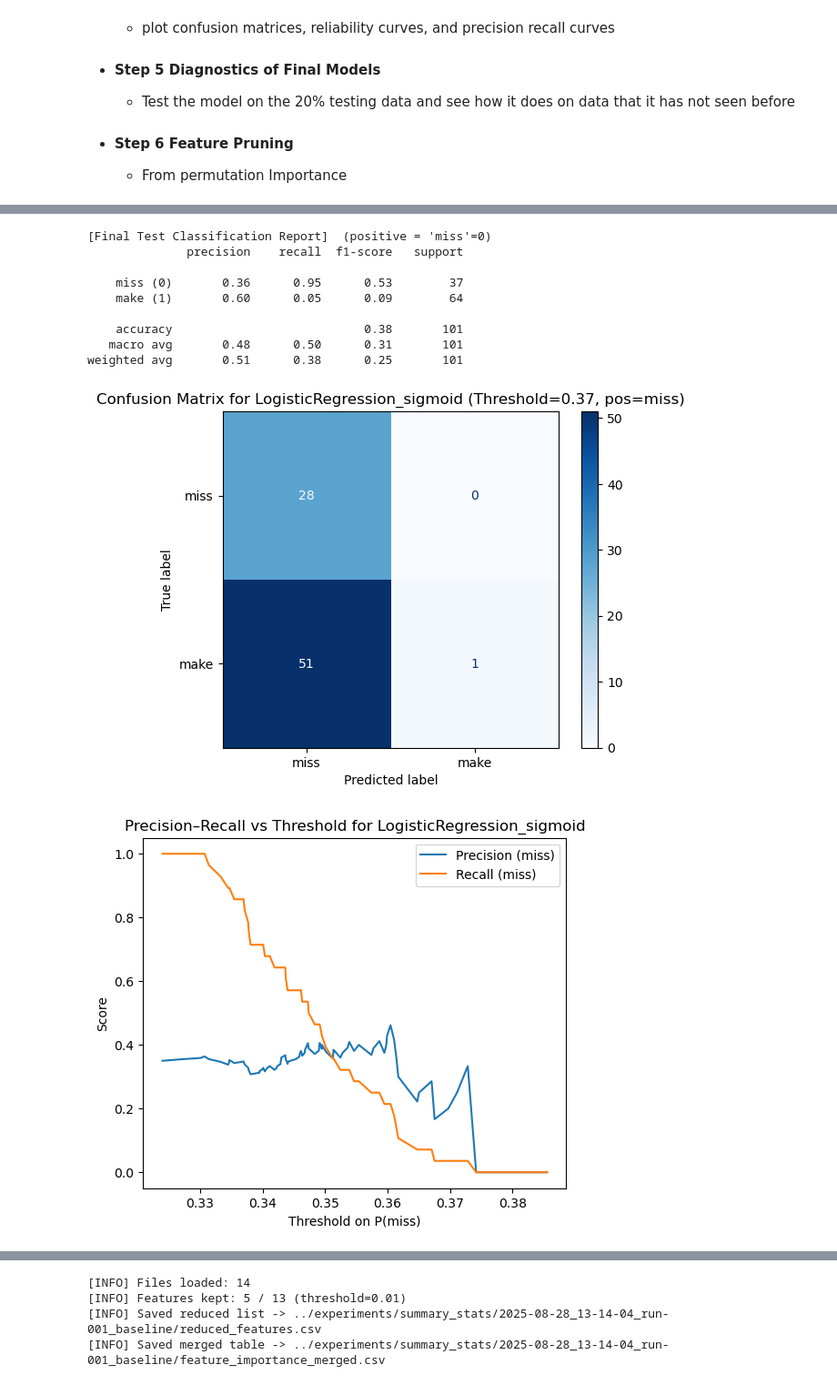
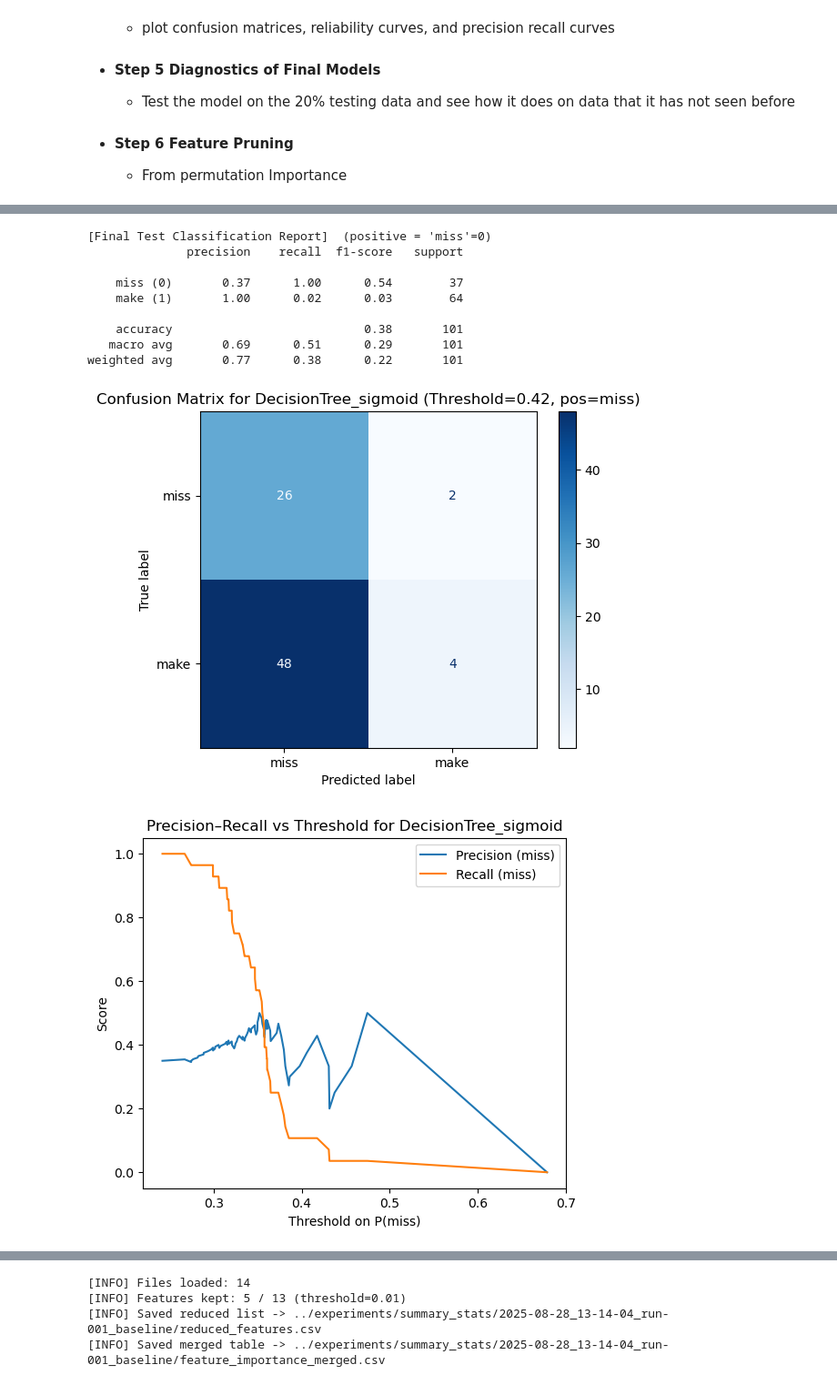
Before and after one commit to KWill55/personalized-sports-optimization, a Jupyter notebook: notebooks/ml_summary_stats_f1.ipynb, the cells around one changed output, grey strips where cells are left out. Shown at 91% size. Cells and saved outputs as stored; diff of their text form; code cells hidden in the pictures.

```diff
--- a/notebooks/ml_summary_stats_f1.ipynb
+++ b/notebooks/ml_summary_stats_f1.ipynb
@@ -144,7 +144,7 @@ LABELS = ["miss", "make"]                # row/col order in CM: 0->miss, 1->make
 LABEL_TO_INT = {"miss": 0, "make": 1}
 INT_TO_LABEL = {0: "miss", 1: "make"}
 
-POS_LABEL = "miss"                        # human-friendly
+POS_LABEL = "make"                        # human-friendly
 POS_LABEL_INT = LABEL_TO_INT[POS_LABEL]   # = 0  (positive class is miss)
 
 # --- Load Feature Config ---
@@ -869,13 +893,13 @@ print(f"[INFO] Saved: {run_dir/'calibration_threshold_grid.csv'} and {run_dir/'c
 # =================================================
 from sklearn.metrics import ConfusionMatrixDisplay, confusion_matrix, precision_recall_curve
 
-CHOSEN_MODEL = "LogisticRegression_sigmoid"
+CHOSEN_MODEL = "GradientBoosting_sigmoid"
 
 best_calib_model = fitted_models[CHOSEN_MODEL]
 p_val = pos_proba(best_calib_model, X_val, pos_label=POS_LABEL_INT)
 
 # --- Confusion Matrix ---
-thres = best_thresholds[CHOSEN_MODEL]
+thres = .2 # best_thresholds[CHOSEN_MODEL]
 y_pred_val = (p_val >= thres).astype(int)
 
 cm = confusion_matrix(y_val, y_pred_val, labels=[0,1])  # keep 0=miss, 1=make
@@ -1142,7 +1166,7 @@ true make (1)             57              7
 from sklearn.metrics import classification_report, roc_curve
 
 # Pick the calibrated model you want to report
-CHOSEN_MODEL = "LogisticRegression_sigmoid"
+CHOSEN_MODEL = "DecisionTree_sigmoid"
 final_model = fitted_models[CHOSEN_MODEL]
 thr = best_thresholds[CHOSEN_MODEL]
 
@@ -1173,36 +1197,36 @@ plt.title(f"Confusion Matrix for {CHOSEN_MODEL} (Threshold={thres:.2f}, pos=miss
 plt.show()
 
 # --- Precision vs Recall curve (as function of threshold) ---
 prec, rec, thr = precision_recall_curve(y_val, p_val, pos_label=POS_LABEL_INT)
 
 plt.figure(figsize=(6,5))
 plt.plot(thr, prec[:-1], label="Precision (miss)")
 plt.plot(thr, rec[:-1], label="Recall (miss)")
 plt.xlabel("Threshold on P(miss)")
 plt.ylabel("Score")
 plt.title(f"Precision–Recall vs Threshold for {CHOSEN_MODEL}")
 plt.legend()
 plt.show()
 
 # Final ROC curve (using P(miss))
 fpr, tpr, _ = roc_curve(y_test, p_test, pos_label=POS_LABEL_INT)
 plt.figure(figsize=(6,5))
 plt.plot(fpr, tpr, label=f"{CHOSEN_MODEL}")
 plt.plot([0,1], [0,1], "--", color="gray", linewidth=1)
 plt.xlabel("False Positive Rate")
 plt.ylabel("True Positive Rate")
 plt.title(f"ROC Curve (Test Set) — pos='miss'")
 plt.legend()
 plt.show()
 # %% [output]
 [Final Test Classification Report]  (positive = 'miss'=0)
               precision    recall  f1-score   support
 
-    miss (0)       0.36      0.95      0.53        37
-    make (1)       0.60      0.05      0.09        64
+    miss (0)       0.37      1.00      0.54        37
+    make (1)       1.00      0.02      0.03        64
 
     accuracy                           0.38       101
-   macro avg       0.48      0.50      0.31       101
-weighted avg       0.51      0.38      0.25       101
+   macro avg       0.69      0.51      0.29       101
+weighted avg       0.77      0.38      0.22       101
-[figure, old version]
+[figure, new version]
-[figure, old version]
+[figure, new version]
```
Also changed, not shown: parts of 10 cells of this notebook, 11 other files.
